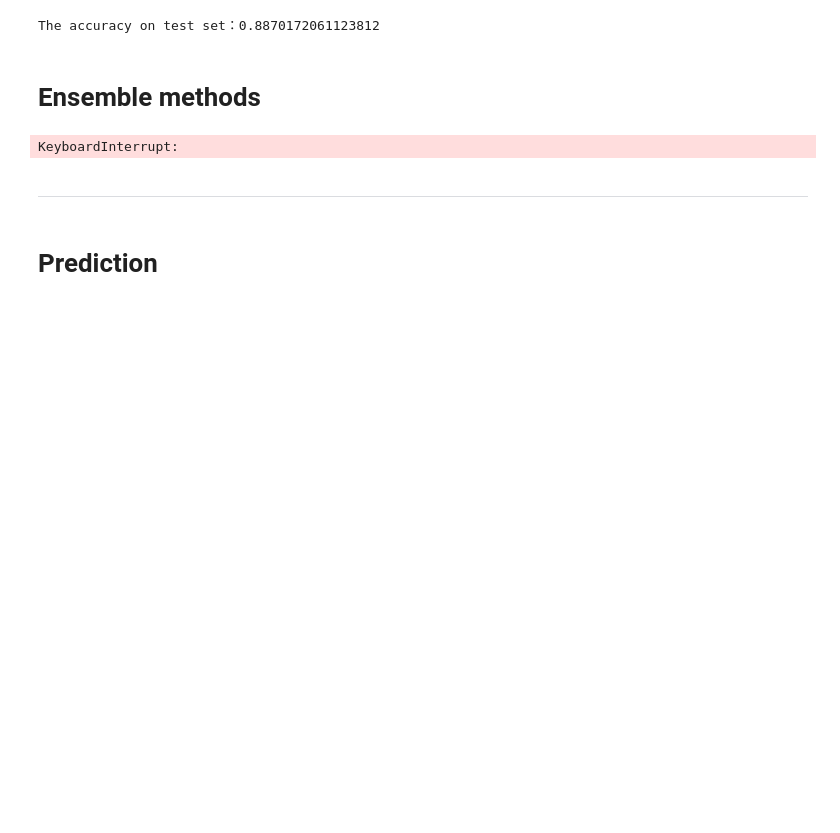
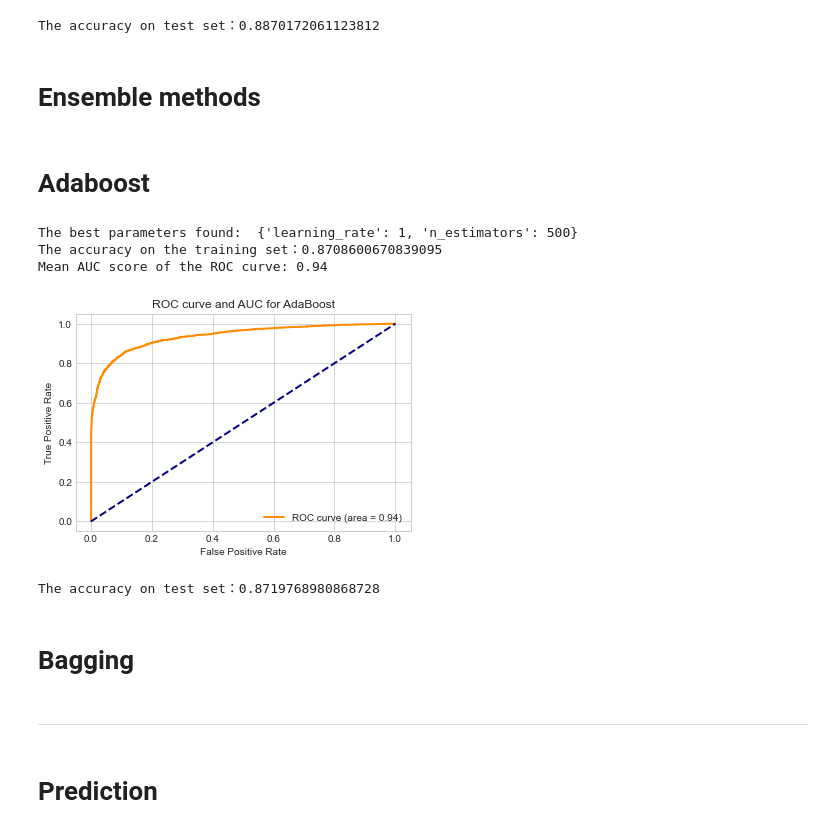
Before and after one commit to Pscmar/DataMining-proj, a Jupyter notebook: Task-1/model.ipynb, the cells around one changed output. Cells and saved outputs as stored; diff of their text form; code cells hidden in the pictures; blank space fills up the shorter version.

Commit message:
add Adaboost

```diff
--- a/Task-1/model.ipynb
+++ b/Task-1/model.ipynb
@@ -404,6 +404,8 @@ print(f"The accuracy on test set：{test_accuracy}")
 The accuracy on test set：0.8870172061123812
 # %% [markdown]
 # Ensemble methods
+# %% [markdown]
+# Adaboost
 # %%
 # AdaBoost Classifier
 from sklearn.ensemble import AdaBoostClassifier
@@ -416,10 +418,10 @@ param_grid = {
 
 # Use grid search to find the best hyperparameter combination
 grid_search = GridSearchCV(AdaBoostClassifier(random_state=42), param_grid, scoring='accuracy', cv=5, n_jobs=-1)
-grid_search.fit(X_train_selected, y_train)
+grid_search.fit(X_train, y_train)
 
 # Calculate the auc score under 5-fold cross validation
-auc_scores = cross_val_score(grid_search, X_train_selected, y_train, cv=5, scoring=auc_scorer)
+auc_scores = cross_val_score(grid_search, X_train, y_train, cv=5, scoring=auc_scorer)
 
 # Calculate the mean auc score
 mean_auc = np.mean(auc_scores)
@@ -429,22 +431,30 @@ print("The best parameters found: ", grid_search.best_params_)
 print(f"The accuracy on the training set：{grid_search.best_score_}")
 print("Mean AUC score of the ROC curve: {:.2f}".format(mean_auc))
 # %% [output]
-KeyboardInterrupt:
+The best parameters found:  {'learning_rate': 1, 'n_estimators': 500}
+The accuracy on the training set：0.8708600670839095
+Mean AUC score of the ROC curve: 0.94
 # %%
 # Plot the ROC curve
-fpr, tpr, _ = roc_curve(y_test, grid_search.predict_proba(X_test_selected)[:, 1])
+fpr, tpr, _ = roc_curve(y_test, grid_search.predict_proba(X_test)[:, 1])
 roc_auc = auc(fpr, tpr)
 
 plt.plot(fpr, tpr, color='darkorange', lw=2, label='ROC curve (area = %0.2f)' % roc_auc)
 plt.plot([0, 1], [0, 1], color='navy', lw=2, linestyle='--')
 plt.xlabel('False Positive Rate')
 plt.ylabel('True Positive Rate')
 plt.title('ROC curve and AUC for AdaBoost')
 plt.legend(loc="lower right")
 plt.show()
+# %% [output]
+[figure, added]
 # %%
 # Evaluate the model on test set
-y_pred = grid_search.predict(X_test_selected)
+y_pred = grid_search.predict(X_test)
 test_accuracy = accuracy_score(y_test, y_pred)
 print(f"The accuracy on test set：{test_accuracy}")
+# %% [output]
+The accuracy on test set：0.8719768980868728
+# %% [markdown]
+# Bagging
 # %%
```
Also changed, not shown: parts of 1 cell of this notebook.
